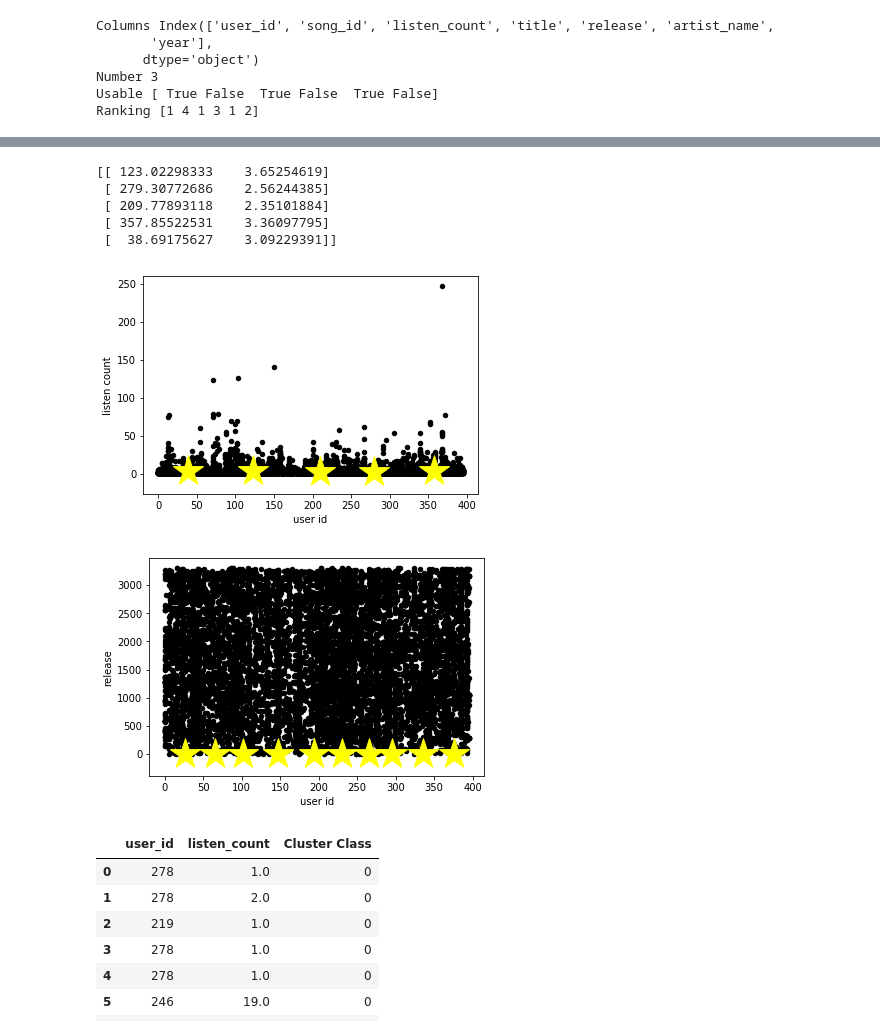
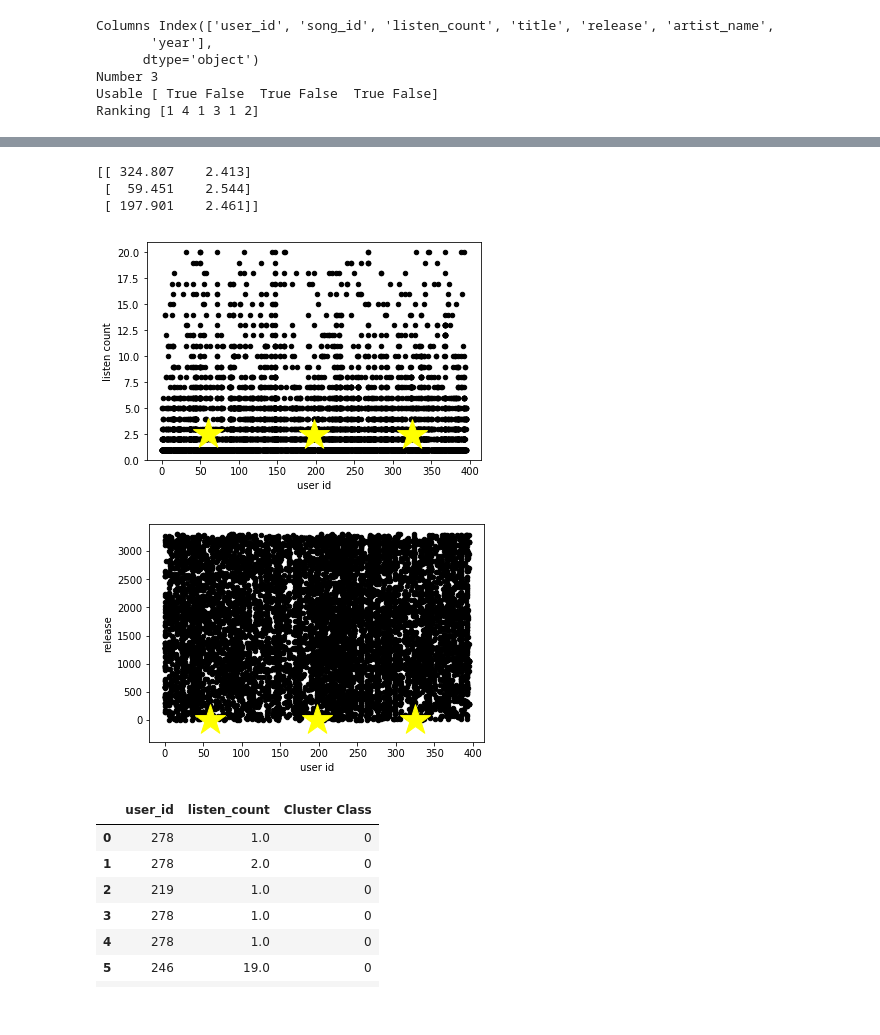
Before and after one commit to kiteena/257teamproject-recommendation, a Jupyter notebook: Feature Identification and K-Means Clustering.ipynb, the cells around one changed output, grey strips where cells are left out. Saved outputs shown, nothing was run; the diff lists cells and outputs as text; code cells hidden in the pictures.

```diff
--- a/Feature Identification and K-Means Clustering.ipynb
+++ b/Feature Identification and K-Means Clustering.ipynb
@@ -32,7 +34,11 @@ dataset2 = '/home/kristina/Downloads/song_data.csv'
 temp_df1 = pd.read_csv(dataset1, sep="\t", names =["user_id", "song_id", "listen_count"])
 temp_df2 = pd.read_csv(dataset2)
 
-final_df = pd.merge(temp_df1, temp_df2)
+#print(len(temp_df1))
+#print(len(temp_df2))
+
+#final_df = pd.merge(temp_df1, temp_df2)
+final_df = pd.merge(temp_df1, temp_df2.drop_duplicates(['song_id']), on="song_id", how="left")
 final_df.head()
 # %% [output]
 |  | user_id | song_id | listen_count | title | release | artist_name | year |
@@ -68,3 +95,5 @@ final_df.head()
+# %%
+final_df = final_df[np.abs(final_df.listen_count-final_df.listen_count.mean())<=(3*final_df.listen_count.std())]
 # %%
 print("Columns " + str(final_df.columns))
 array = final_df.values
@@ -146,28 +245,26 @@ plt.show()
 # %%
 f2 = processed_df["listen_count"].values
 f1 = processed_df["user_id"].values
 
 df_lcu = processed_df.iloc[:, :2]
 
-kmeans = KMeans(n_clusters=5, n_init=10,
+kmeans = KMeans(n_clusters=3, n_init=10,
  random_state=1)
 kmeans = kmeans.fit(df_lcu)
 labels = kmeans.predict(df_lcu)
 centroid = kmeans.cluster_centers_
 print(centroid)
 
 plt.xlabel('user id')
 plt.ylabel('listen count')
 plt.scatter(f1, f2, c='black', s=20)
 plt.scatter(centroid[:, 0], centroid[:, 1], marker='*', c='#ffff00', s=1000)
 plt.show()
 # %% [output]
-[[ 123.02298333    3.65254619]
- [ 279.30772686    2.56244385]
- [ 209.77893118    2.35101884]
- [ 357.85522531    3.36097795]
- [  38.69175627    3.09229391]]
+[[ 324.807    2.413]
+ [  59.451    2.544]
+ [ 197.901    2.461]]
-[figure, old version]
+[figure, new version]
 # %%
 f2 = processed_df["release"].values
 f1 = processed_df["user_id"].values
@@ -175,7 +272,7 @@ f1 = processed_df["user_id"].values
 
 df1 = processed_df.iloc[:, :2]
 
-kmeans = KMeans(n_clusters=10, n_init=10,
+kmeans = KMeans(n_clusters=3, n_init=10,
  random_state=1)
 kmeans = kmeans.fit(df1)
 labels = kmeans.predict(df1)
@@ -189,7 +286,7 @@ plt.scatter(f1, f2, c='black', s=20)
 plt.scatter(centroid[:, 0], centroid[:, 1], marker='*', c='#ffff00', s=1000)
 plt.show()
 # %% [output]
-[figure, old version]
+[figure, new version]
 # %%
 classified_data = kmeans.labels_
 cluster_map = df_lcu.copy()
```
Also changed, not shown: parts of 9 cells of this notebook, 2 other files.
